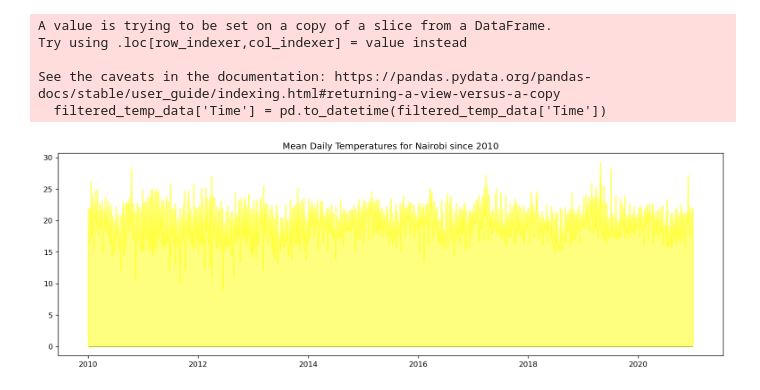
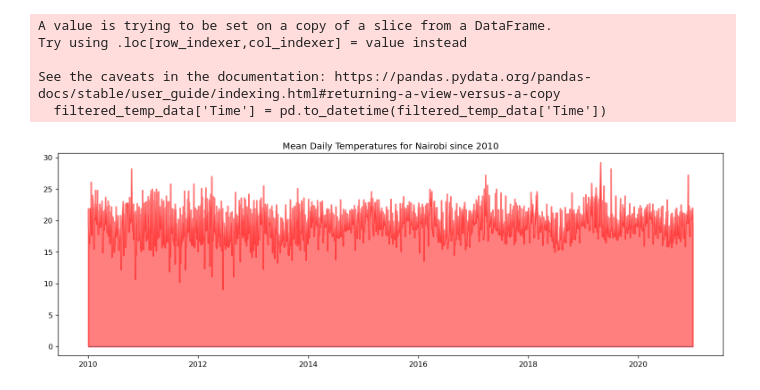
Before and after one commit to wkirui/Weather-Data-Analysis, a Jupyter notebook: Weather Analysis.ipynb, the cells around one changed output. Saved outputs shown, nothing was run; the diff lists cells and outputs as text; code cells hidden in the pictures.

Commit message:
minor color edit

```diff
--- a/Weather Analysis.ipynb
+++ b/Weather Analysis.ipynb
@@ -602,12 +602,12 @@ See the caveats in the documentation: https://pandas.pydata.org/pandas-docs/stab
 # %%
 # plot the distribution
 fig,ax = plt.subplots(1,1,figsize=(16,5),dpi=120)
-plt.fill_between(x,y1=y,y2=0,alpha=0.5,linewidth=2,color='yellow')
+plt.fill_between(x,y1=y,y2=0,alpha=0.5,linewidth=2,color='red')
 plt.title('Mean Daily Temperatures for '+ city+' since 2010')
 plt.hlines(y=0,xmin=np.min(mean_daily_temp.Date),xmax=np.max(mean_daily_temp.Date),linewidth=0.5)
 plt.show()
 # %% [output]
-[figure, old version]
+[figure, new version]
 # %%
 # malindi_data.info()
 # %%
```
